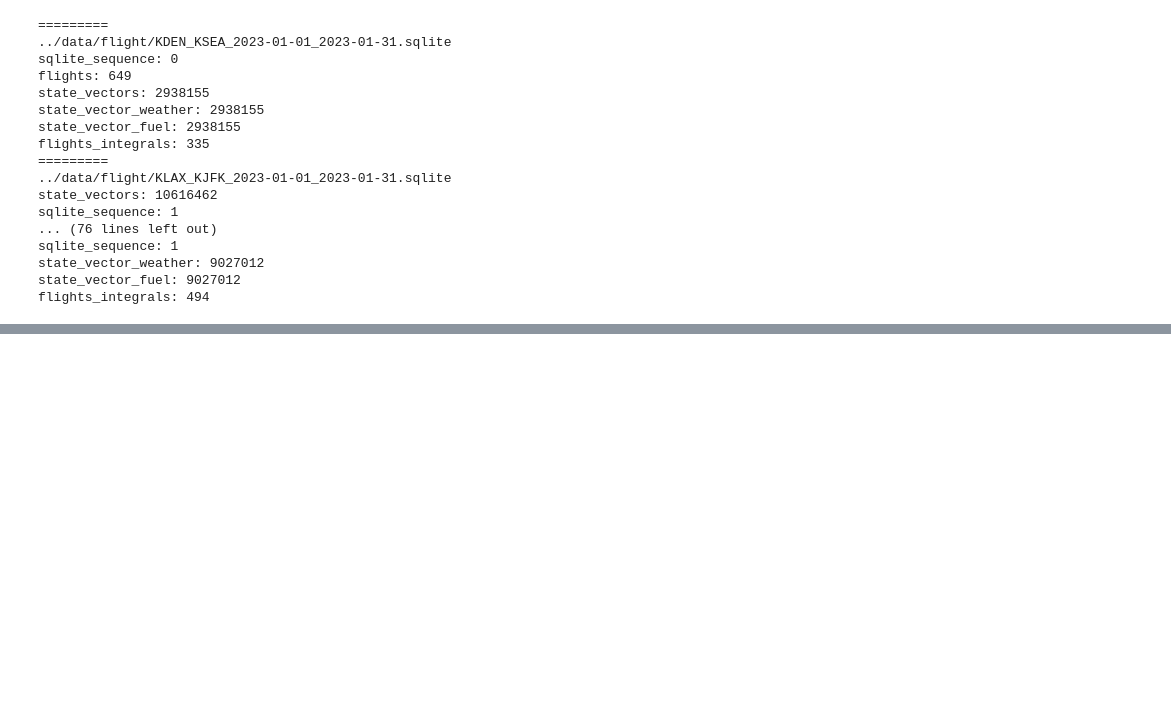
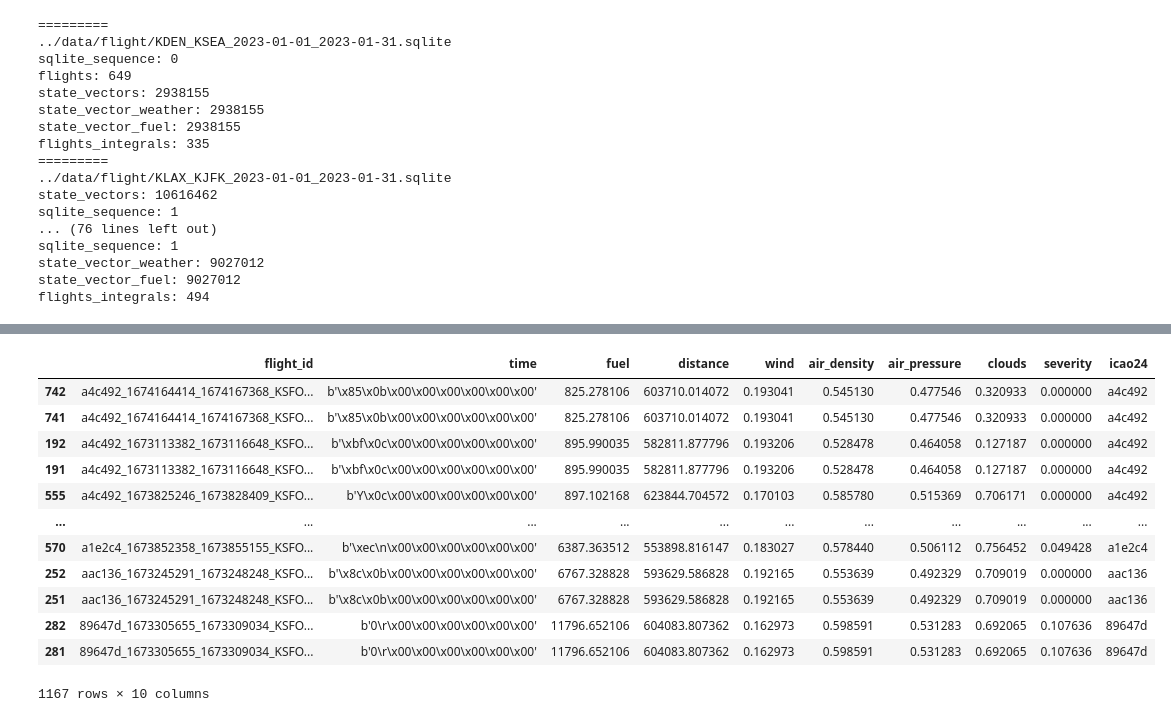
Before and after one commit to Flight-Path-Analysis/FlightPathAnalysis, a Jupyter notebook: tutorials/Compute_Flight_Integrals.ipynb, the cells around one changed output, grey strips where cells are left out. Cells and saved outputs as stored; diff of their text form; code cells hidden in the pictures; blank space fills up the shorter version.

```diff
--- a/tutorials/Compute_Flight_Integrals.ipynb
+++ b/tutorials/Compute_Flight_Integrals.ipynb
@@ -243,0 +233,37 @@ flights_integrals: 494
+# %%
+file = "../data/flight/KSFO_KLAX_2023-01-01_2023-01-31.sqlite"
+conn = sqlite3.connect(file)
+
+fuels = pd.read_sql_query(f"""
+    SELECT fi.*, fs.icao24
+    FROM flights_integrals AS fi
+    JOIN flights as fs ON fs.flight_id = fi.flight_id
+    ;""",conn)
+fuels = fuels.dropna().sort_values('fuel')
+flight_id = fuels.iloc[0]['flight_id']
+
+state_vectors = pd.read_sql_query(f"""
+    SELECT DISTINCT sv.*, svw.*, svf.*, fi.*
+    FROM state_vectors sv
+    JOIN state_vector_weather svw ON svw.vector_id = sv.vector_id
+    LEFT JOIN state_vector_fuel svf ON svf.vector_id = sv.vector_id
+    LEFT JOIN flights as fi ON sv.flight_id = fi.flight_id
+    WHERE sv.flight_id = '{flight_id}';"""
+                                  ,conn)
+conn.close()
+
+fuels
+# %% [output]
+|  | flight_id | time | fuel | distance | wind | air_density | air_pressure | clouds | severity | icao24 |
+| 742 | a4c492_1674164414_1674167368_KSFO... | b'\x85\x0b\x00\x00\x00\x00\x00\x00' | 825.278106 | 603710.014072 | 0.193041 | 0.545130 | 0.477546 | 0.320933 | 0.000000 | a4c492 |
+| 741 | a4c492_1674164414_1674167368_KSFO... | b'\x85\x0b\x00\x00\x00\x00\x00\x00' | 825.278106 | 603710.014072 | 0.193041 | 0.545130 | 0.477546 | 0.320933 | 0.000000 | a4c492 |
+| 192 | a4c492_1673113382_1673116648_KSFO... | b'\xbf\x0c\x00\x00\x00\x00\x00\x00' | 895.990035 | 582811.877796 | 0.193206 | 0.528478 | 0.464058 | 0.127187 | 0.000000 | a4c492 |
+| 191 | a4c492_1673113382_1673116648_KSFO... | b'\xbf\x0c\x00\x00\x00\x00\x00\x00' | 895.990035 | 582811.877796 | 0.193206 | 0.528478 | 0.464058 | 0.127187 | 0.000000 | a4c492 |
+| 555 | a4c492_1673825246_1673828409_KSFO... | b'Y\x0c\x00\x00\x00\x00\x00\x00' | 897.102168 | 623844.704572 | 0.170103 | 0.585780 | 0.515369 | 0.706171 | 0.000000 | a4c492 |
+| ... | ... | ... | ... | ... | ... | ... | ... | ... | ... | ... |
+| 570 | a1e2c4_1673852358_1673855155_KSFO... | b'\xec\n\x00\x00\x00\x00\x00\x00' | 6387.363512 | 553898.816147 | 0.183027 | 0.578440 | 0.506112 | 0.756452 | 0.049428 | a1e2c4 |
+| 252 | aac136_1673245291_1673248248_KSFO... | b'\x8c\x0b\x00\x00\x00\x00\x00\x00' | 6767.328828 | 593629.586828 | 0.192165 | 0.553639 | 0.492329 | 0.709019 | 0.000000 | aac136 |
+| 251 | aac136_1673245291_1673248248_KSFO... | b'\x8c\x0b\x00\x00\x00\x00\x00\x00' | 6767.328828 | 593629.586828 | 0.192165 | 0.553639 | 0.492329 | 0.709019 | 0.000000 | aac136 |
+| 282 | 89647d_1673305655_1673309034_KSFO... | b'0\r\x00\x00\x00\x00\x00\x00' | 11796.652106 | 604083.807362 | 0.162973 | 0.598591 | 0.531283 | 0.692065 | 0.107636 | 89647d |
+| 281 | 89647d_1673305655_1673309034_KSFO... | b'0\r\x00\x00\x00\x00\x00\x00' | 11796.652106 | 604083.807362 | 0.162973 | 0.598591 | 0.531283 | 0.692065 | 0.107636 | 89647d |
+1167 rows × 10 columns
```
Also changed, not shown: parts of 7 cells of this notebook.
